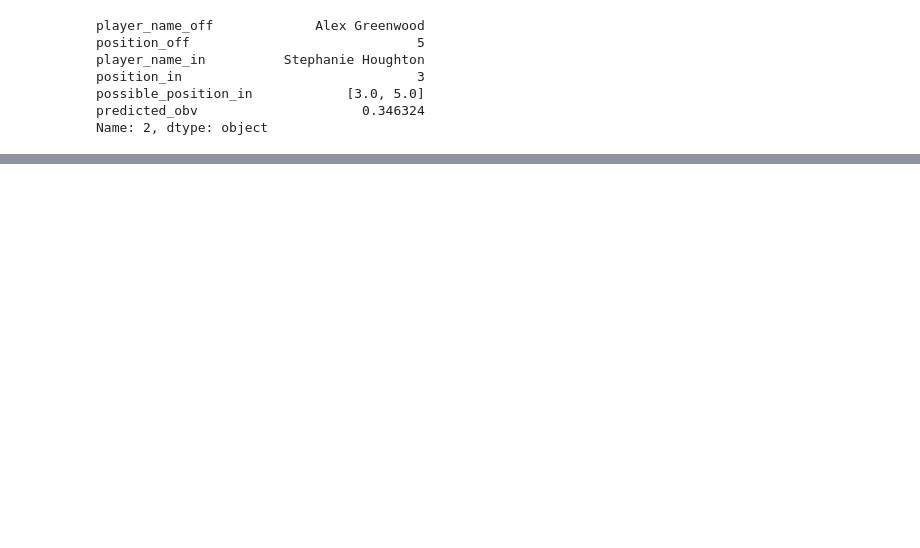
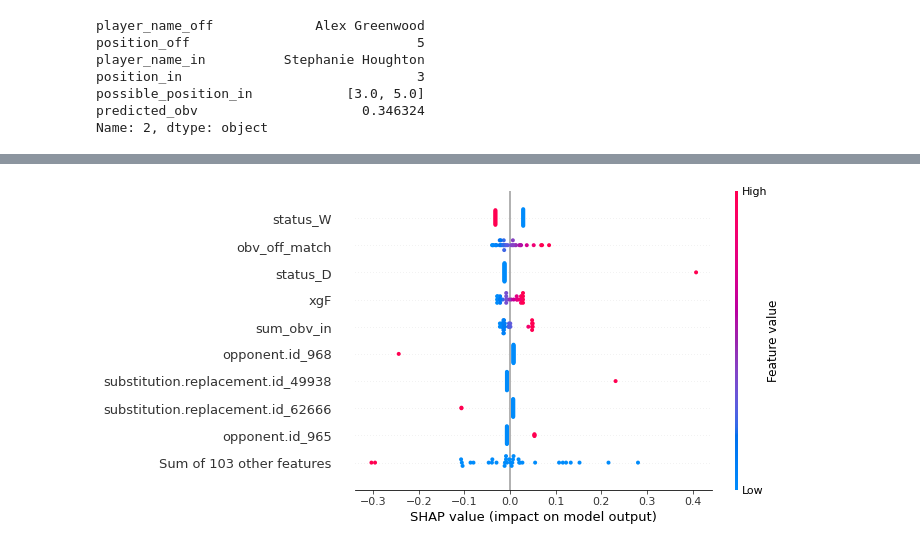
Before and after one commit to Juliette-De/Man-City-Hackathon, a Jupyter notebook: notebooks/Substitutions_exploration.ipynb, the cells around one changed output, grey strips where cells are left out. Saved outputs shown, nothing was run; the diff lists cells and outputs as text; code cells hidden in the pictures; blank space fills up the shorter version.

```diff
--- a/notebooks/Substitutions_exploration.ipynb
+++ b/notebooks/Substitutions_exploration.ipynb
@@ -720,0 +499,4 @@ total[total['player_name'] == 'Chloe Kelly']
+# %%
+shap.plots.beeswarm(shap_values)
+# %% [output]
+[figure, added]
```
Also changed, not shown: parts of 46 cells of this notebook, 5 other files.
